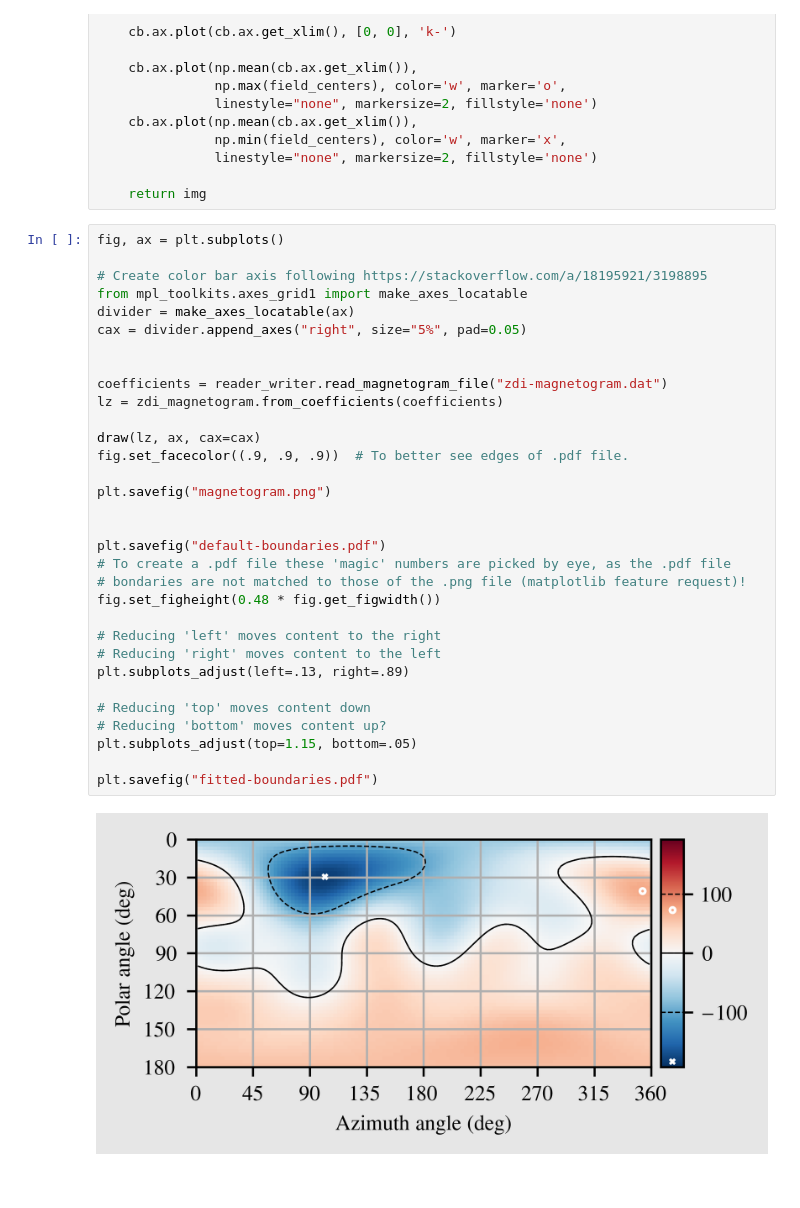
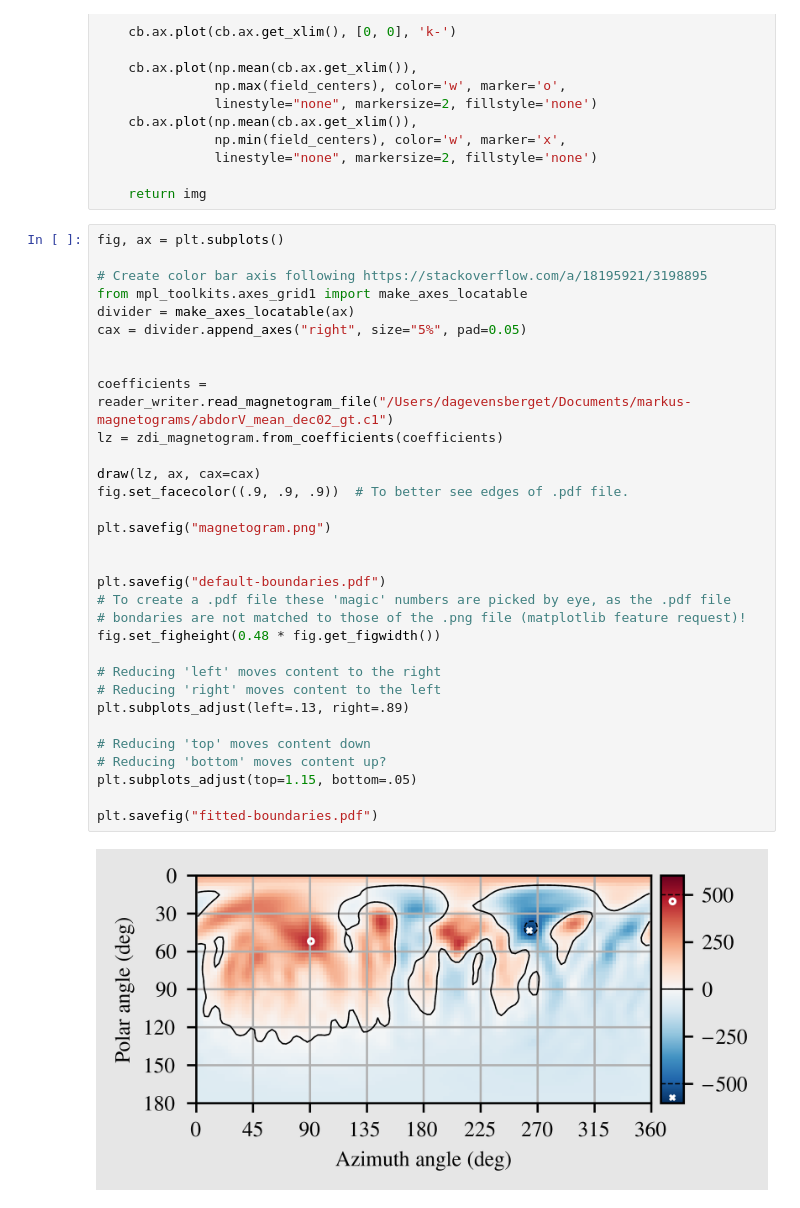
Before and after one commit to svaberg/starwinds-magnetogram, a Jupyter notebook: docs/mnras-style-plot.ipynb, the cells around one changed output. Drawn from its saved outputs; the diff is of its cells as text.

Commit message:
Hacky way to produce latitudand phase plot

```diff
--- a/docs/mnras-style-plot.ipynb
+++ b/docs/mnras-style-plot.ipynb
@@ -63,32 +63,32 @@ fig, ax = plt.subplots()
 
 # Create color bar axis following https://stackoverflow.com/a/18195921/3198895
 from mpl_toolkits.axes_grid1 import make_axes_locatable
 divider = make_axes_locatable(ax)
 cax = divider.append_axes("right", size="5%", pad=0.05)
 
 
-coefficients = reader_writer.read_magnetogram_file("zdi-magnetogram.dat")
+coefficients = reader_writer.read_magnetogram_file("/Users/dagevensberget/Documents/markus-magnetograms/abdorV_mean_dec02_gt.c1")
 lz = zdi_magnetogram.from_coefficients(coefficients)
 
 draw(lz, ax, cax=cax)
 fig.set_facecolor((.9, .9, .9))  # To better see edges of .pdf file.
 
 plt.savefig("magnetogram.png")
 
 
 plt.savefig("default-boundaries.pdf")
 # To create a .pdf file these 'magic' numbers are picked by eye, as the .pdf file
 # bondaries are not matched to those of the .png file (matplotlib feature request)!
 fig.set_figheight(0.48 * fig.get_figwidth())
 
 # Reducing 'left' moves content to the right
 # Reducing 'right' moves content to the left
 plt.subplots_adjust(left=.13, right=.89)
 
 # Reducing 'top' moves content down
 # Reducing 'bottom' moves content up?
 plt.subplots_adjust(top=1.15, bottom=.05)
 
 plt.savefig("fitted-boundaries.pdf")
 # %% [output]
-[figure, old version]
+[figure, new version]
```
Also changed, not shown: parts of 2 cells of this notebook.
